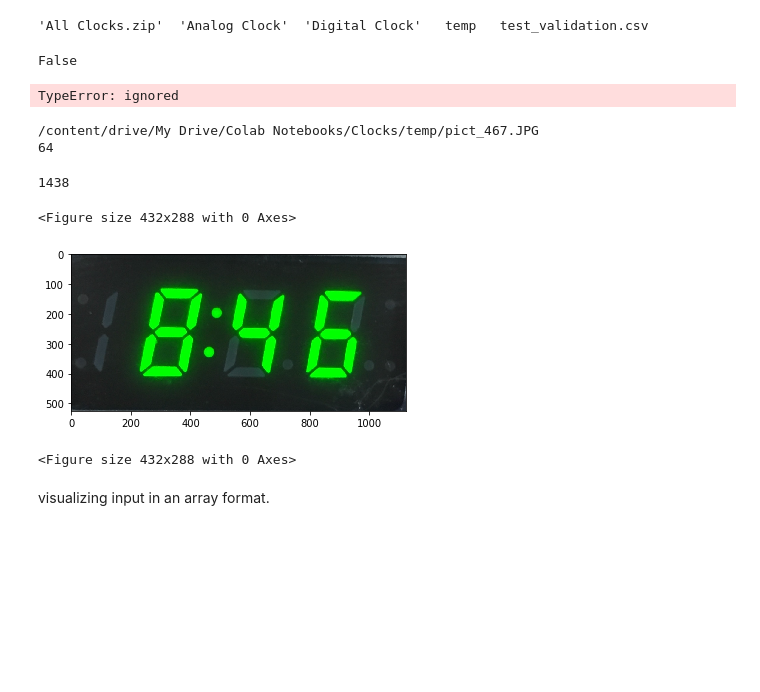
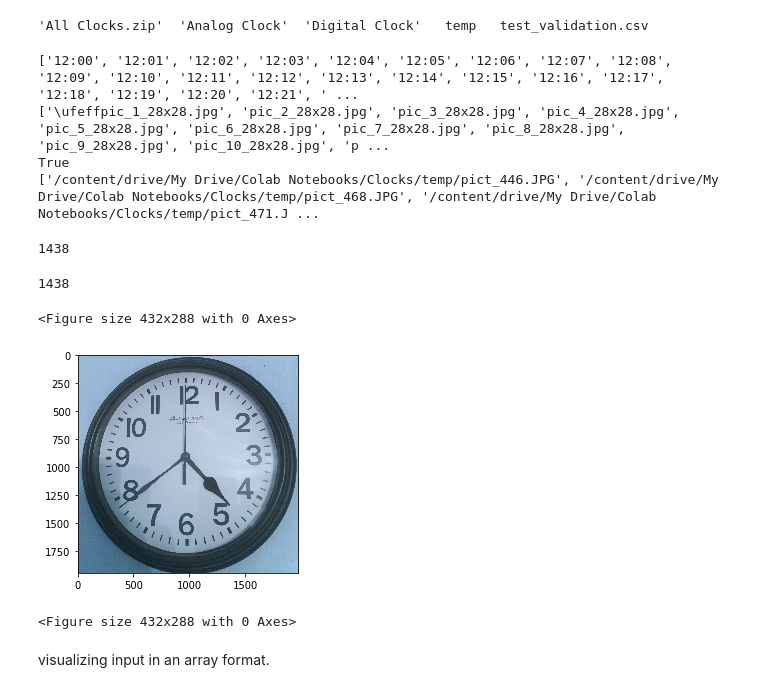
Before and after one commit to pkong0414/Deep-Learning-Projects, a Jupyter notebook: Copy_of_clockAI.ipynb, the cells around one changed output. Saved outputs shown, nothing was run; the diff lists cells and outputs as text; code cells hidden in the pictures; blank space fills up the shorter version.

```diff
--- a/Copy_of_clockAI.ipynb
+++ b/Copy_of_clockAI.ipynb
@@ -76,8 +78,7 @@ Using google mount to load the files into google colab.
 'All Clocks.zip'  'Analog Clock'  'Digital Clock'   temp   test_validation.csv
 # %%
 #file directory for analog
-base_A_dir = "/content/drive/My Drive/Colab Notebooks/Clocks/Analog Clock/train/pic_1.JPG"
-print(os.path.isdir(base_A_dir))
+base_A_dir = "/content/drive/My Drive/Colab Notebooks/Clocks/Analog Clock/test_val_analog.csv"
 
 #file directory for digital
 base_D_dir = "/content/drive/My Drive/Colab Notebooks/Clocks/Digital Clock"
@@ -86,23 +87,22 @@ base_D_dir = "/content/drive/My Drive/Colab Notebooks/Clocks/Digital Clock"
 images = "/content/drive/My Drive/Colab Notebooks/Clocks/All Clocks"
 
 #file directory for target (labels)
-base_L_dir = "/content/drive/My Drive/Colab Notebooks/Clocks/test_validation.csv"
+base_LA_dir = "/content/drive/My Drive/Colab Notebooks/Clocks/test_val_analog.csv"
+base_LD_dir = "/content/drive/My Drive/Colab Notebooks/Clocks/test_val_digital.csv"
+
+file = open( "test_validation.csv", "r" )
+train_labels = []
+train_filenames = []
 
 
-# print (uploaded['test_validation.csv'][:200].decode('utf-8') + '...')
-train_targets = pd.read_csv(io.StringIO(uploaded['test_validation.csv'].decode('utf-8')))
+text=[]
+for files in file:
+  text = files.split(",")
+  train_labels.append( text[ 1 ].strip( '\n' ) )
+  train_filenames.append( text[ 0 ].strip( '28x28' ) )
 
-# train_targets = pd.read_csv('test_validation.csv', delimiter = ",")
-
-print(train_targets[:1])
-
-# train_targets = pd.read_csv(base_L_dir, delimiter = ",")
-# train_labels = train_targets[:, 1 ]
-# i = 0
-# print(train_targets.shape)
-# print( train_targets )
-
-# print( train_labels )
+print( train_labels[ : ] )
+print( train_filenames[ : ] )
 
 # import zipfile
 
@@ -117,33 +117,44 @@ temp = "/content/drive/My Drive/Colab Notebooks/Clocks/temp/pic_1.JPG"
 
 print(os.path.isdir(train_data))
 
-filenames = os.listdir(train_data)
+temp2 = []
 
-temp2 = []
+image = []
+
+for items in os.listdir(train_data):
+  temp2 = os.path.join(train_data, items)
+  image.append( temp2 )
+
+print( image[ : ] )
+
+
+
+
 
 
 #train_data = train_Analog_
 # %% [output]
-False
+['12:00', '12:01', '12:02', '12:03', '12:04', '12:05', '12:06', '12:07', '12:08', '12:09', '12:10', '12:11', '12:12', '12:13', '12:14', '12:15', '12:16', '12:17', '12:18', '12:19', '12:20', '12:21', ' ...
+['\ufeffpic_1_28x28.jpg', 'pic_2_28x28.jpg', 'pic_3_28x28.jpg', 'pic_4_28x28.jpg', 'pic_5_28x28.jpg', 'pic_6_28x28.jpg', 'pic_7_28x28.jpg', 'pic_8_28x28.jpg', 'pic_9_28x28.jpg', 'pic_10_28x28.jpg', 'p ...
+True
+['/content/drive/My Drive/Colab Notebooks/Clocks/temp/pict_446.JPG', '/content/drive/My Drive/Colab Notebooks/Clocks/temp/pict_468.JPG', '/content/drive/My Drive/Colab Notebooks/Clocks/temp/pict_471.J ...
-TypeError: ignored
-# %%
-print(temp2)
-print( len(temp2) )
-# %% [output]
-/content/drive/My Drive/Colab Notebooks/Clocks/temp/pict_467.JPG
-64
+# %%
+
+print( len(image) )
+# %% [output]
+1438
 # %%
 print(len(images))
 # %% [output]
 1438
 # %%
-img = cv2.imread(temp2)
+img = cv2.imread(image[647])
 #img_cvt=cv2.cvtColor(img, cv2.COLOR_BGR2RGB)
 plt.imshow(img)
 plt.figure()
 # %% [output]
 <Figure size 432x288 with 0 Axes>
-[figure, old version]
+[figure, new version]
 <Figure size 432x288 with 0 Axes>
 # %% [markdown]
 visualizing input in an array format.
```
Also changed, not shown: parts of 1 cell of this notebook.
